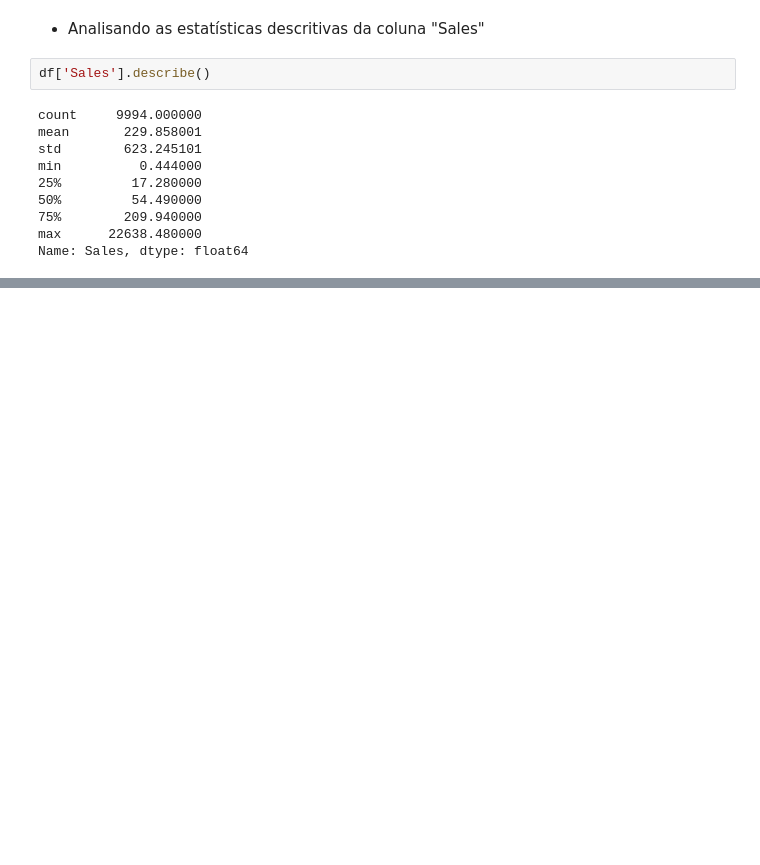
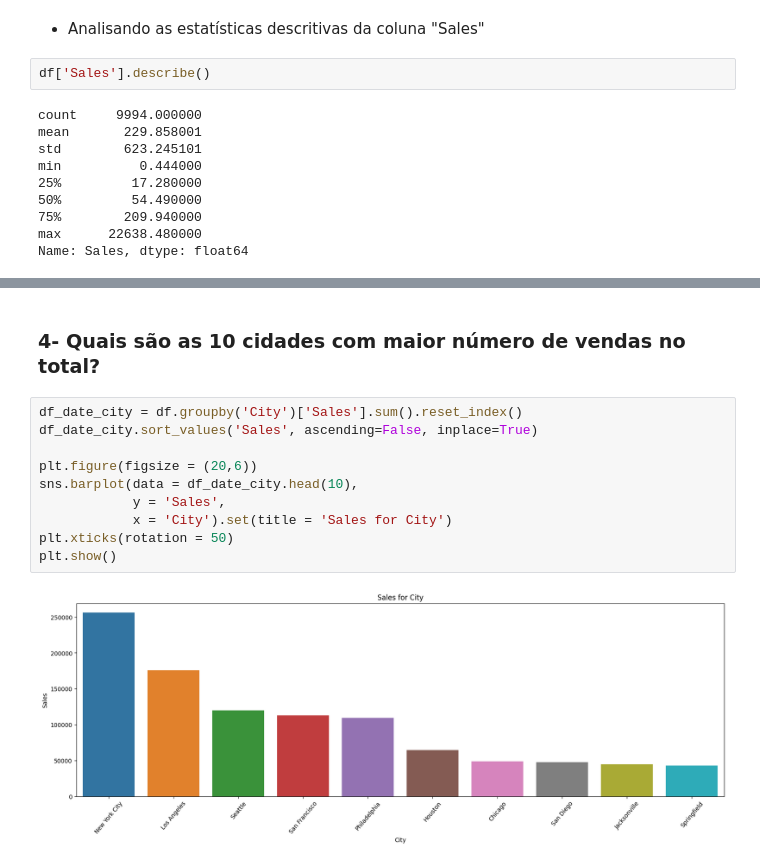
Before and after one commit to michelprosite/Analise-Exploratoria-Superstore-Sales, a Jupyter notebook: Analise_Exploratória_Superstore_Sales.ipynb, the cells around one changed output, grey strips where cells are left out. Saved outputs shown, nothing was run; the diff lists cells and outputs as text; blank space fills up the shorter version.

```diff
--- a/Analise_Exploratória_Superstore_Sales.ipynb
+++ b/Analise_Exploratória_Superstore_Sales.ipynb
@@ -93,0 +184,14 @@ Name: Sales, dtype: float64
+# %% [markdown]
+### 4- Quais são as 10 cidades com maior número de vendas no total?
+# %%
+df_date_city = df.groupby('City')['Sales'].sum().reset_index()
+df_date_city.sort_values('Sales', ascending=False, inplace=True)
+
+plt.figure(figsize = (20,6))
+sns.barplot(data = df_date_city.head(10),
+            y = 'Sales',
+            x = 'City').set(title = 'Sales for City')
+plt.xticks(rotation = 50)
+plt.show()
+# %% [output]
+[figure, added]
```
Also changed, not shown: parts of 19 cells of this notebook.
